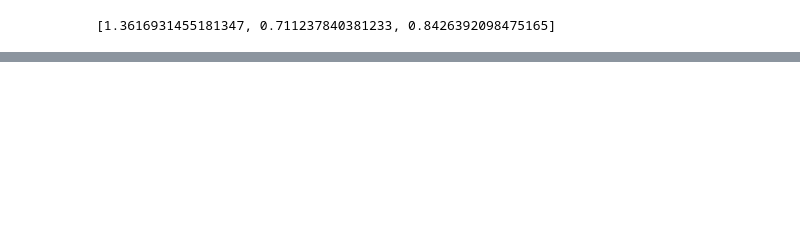
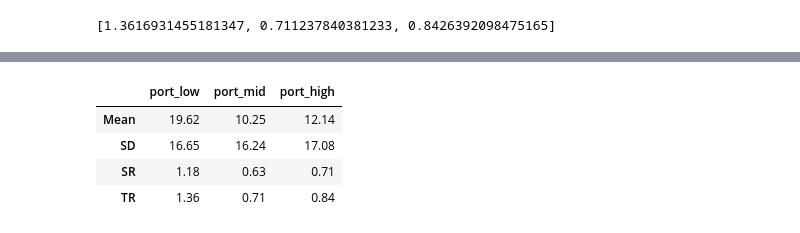
Before and after one commit to KamilPan/PS, a Jupyter notebook: ACF /ACF2.ipynb, the cells around one changed output, grey strips where cells are left out. Saved outputs shown, nothing was run; the diff lists cells and outputs as text; code cells hidden in the pictures; blank space fills up the shorter version.

```diff
--- a/ACF /ACF2.ipynb
+++ b/ACF /ACF2.ipynb
@@ -221,0 +213,18 @@ HTML(stargazer.render_html())
+# %%
+filt3 = rt[['port_low','port_mid','port_high']]
+col = filt3.columns.tolist()
+mean_list = (rt[['port_low','port_mid','port_high']].mean() * 252).tolist()
+sd_list = (rt[['port_low','port_mid','port_high']].std() * 252**0.5).tolist()
+# %%
+stra = zip(mean_list, sd_list, sharpe_ratio, treynor_ratio)
+res = dict(zip(col, stra))
+res = pd.DataFrame(res, index = ['Mean','SD','SR','TR'])
+pd.set_option("display.precision", 2)
+# %%
+res
+# %% [output]
+|  | port_low | port_mid | port_high |
+| Mean | 19.62 | 10.25 | 12.14 |
+| SD | 16.65 | 16.24 | 17.08 |
+| SR | 1.18 | 0.63 | 0.71 |
+| TR | 1.36 | 0.71 | 0.84 |
```
Also changed, not shown: parts of 10 cells of this notebook, 5 other files.
